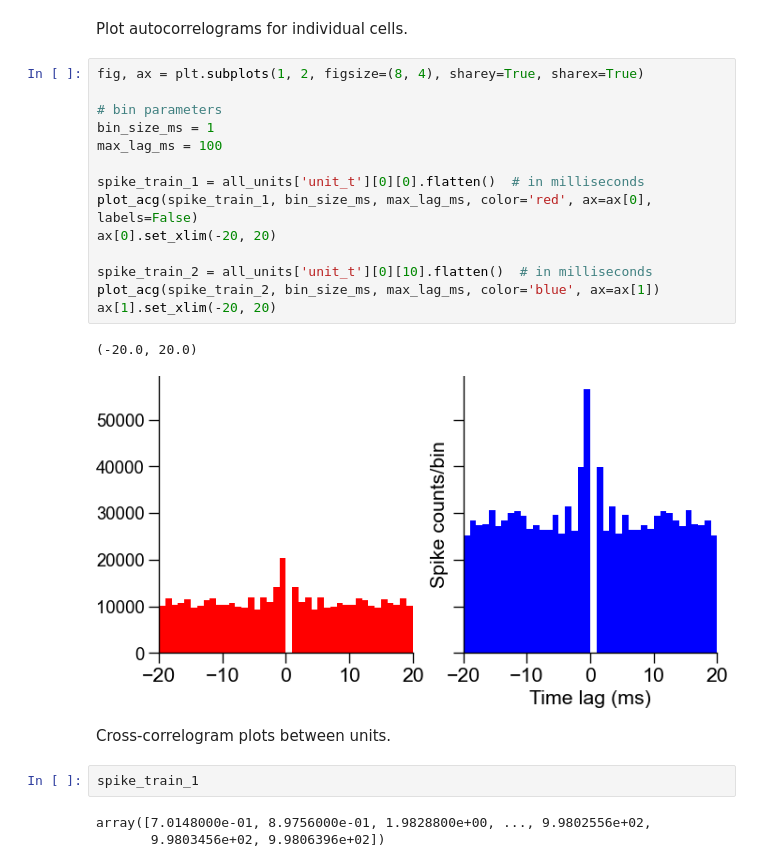
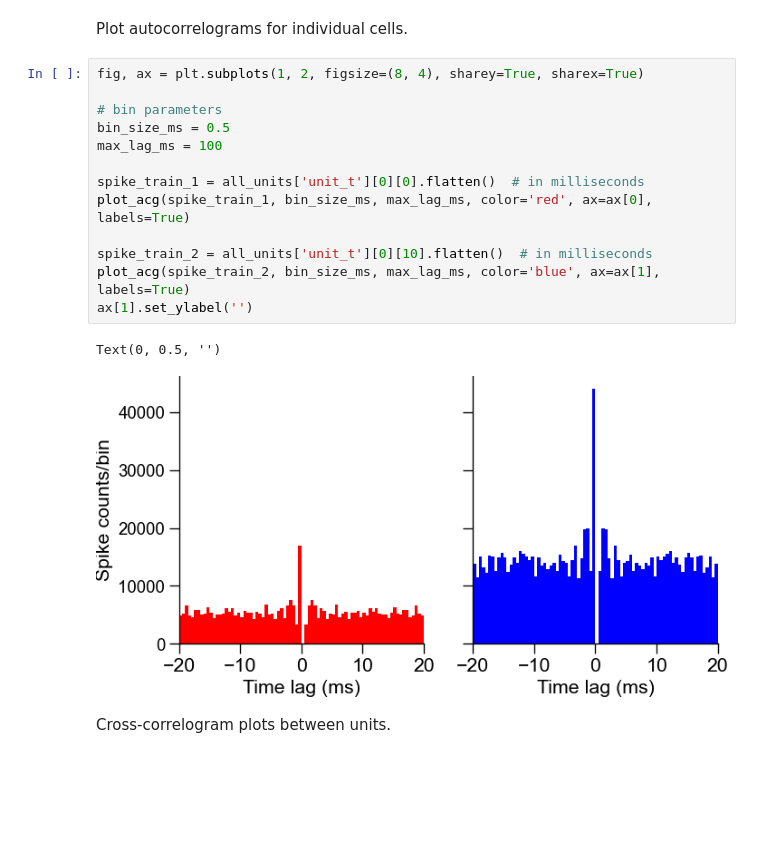
Before and after one commit to mzabolocki/SynaptiConn, a Jupyter notebook: examples/plots/plot_spiketrains.ipynb, the cells around one changed output. Saved outputs shown, nothing was run; the diff lists cells and outputs as text; blank space fills up the shorter version.

```diff
--- a/examples/plots/plot_spiketrains.ipynb
+++ b/examples/plots/plot_spiketrains.ipynb
@@ -49,24 +49,18 @@ Plot autocorrelograms for individual cells.
 # %%
 fig, ax = plt.subplots(1, 2, figsize=(8, 4), sharey=True, sharex=True)
 
 # bin parameters
-bin_size_ms = 1
+bin_size_ms = 0.5
 max_lag_ms = 100
 
 spike_train_1 = all_units['unit_t'][0][0].flatten()  # in milliseconds
-plot_acg(spike_train_1, bin_size_ms, max_lag_ms, color='red', ax=ax[0], labels=False)
-ax[0].set_xlim(-20, 20)
+plot_acg(spike_train_1, bin_size_ms, max_lag_ms, color='red', ax=ax[0], labels=True)
 
 spike_train_2 = all_units['unit_t'][0][10].flatten()  # in milliseconds
-plot_acg(spike_train_2, bin_size_ms, max_lag_ms, color='blue', ax=ax[1])
-ax[1].set_xlim(-20, 20)
+plot_acg(spike_train_2, bin_size_ms, max_lag_ms, color='blue', ax=ax[1], labels=True)
+ax[1].set_ylabel('')
 # %% [output]
-(-20.0, 20.0)
+Text(0, 0.5, '')
-[figure, old version]
+[figure, new version]
 # %% [markdown]
 Cross-correlogram plots between units.
-# %%
-spike_train_1
-# %% [output]
-array([7.0148000e-01, 8.9756000e-01, 1.9828800e+00, ..., 9.9802556e+02,
-       9.9803456e+02, 9.9806396e+02])
```
Also changed, not shown: parts of 6 cells of this notebook.
